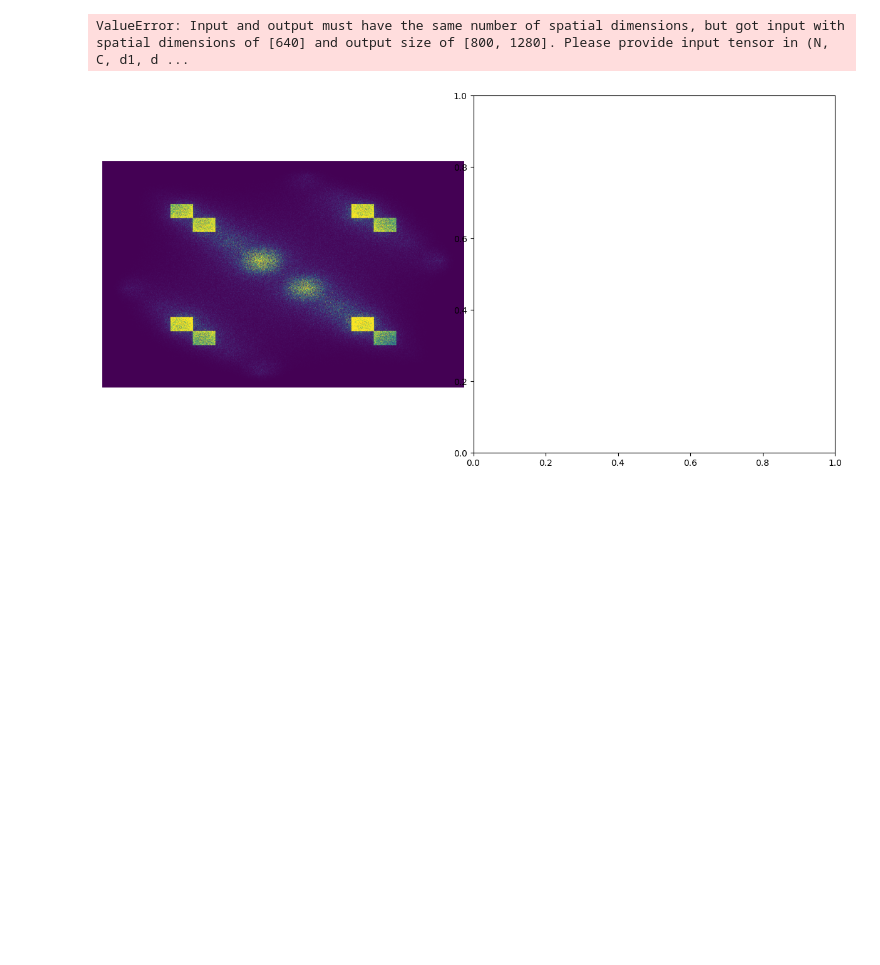
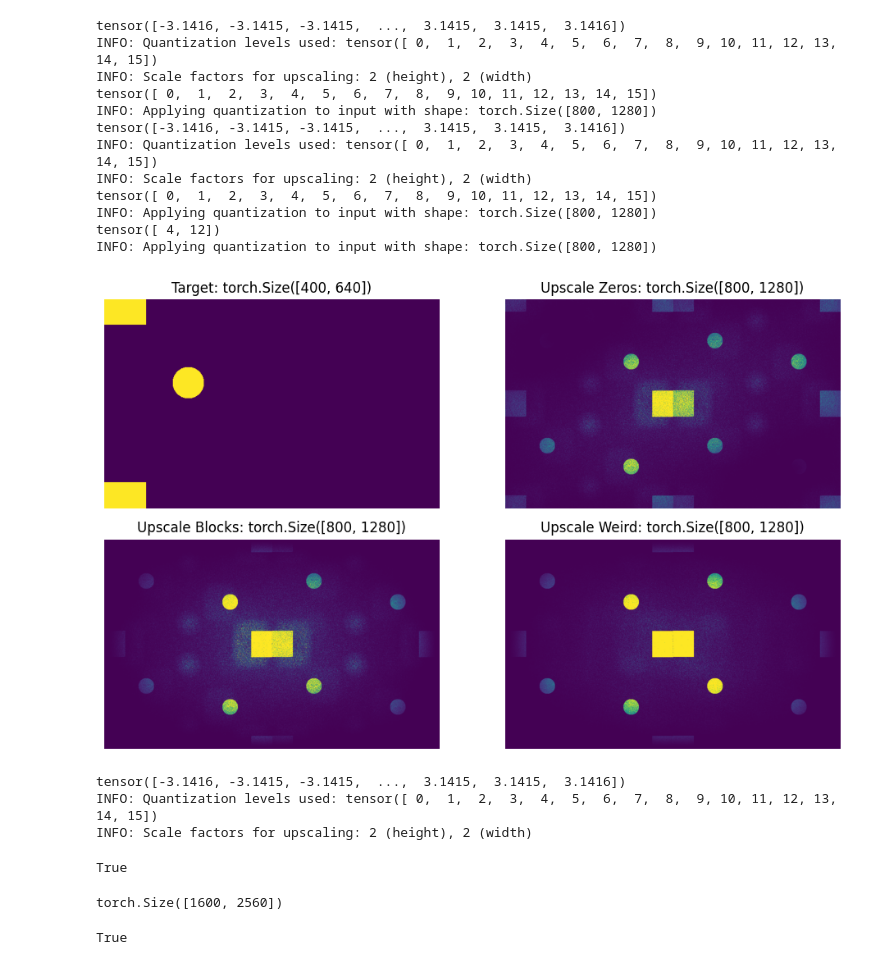
Before and after one commit to tsopeter/VM_NES_Training, a Jupyter notebook: test.ipynb, the cells around one changed output. Cells and saved outputs as stored; diff of their text form; code cells hidden in the pictures; blank space fills up the shorter version.

```diff
--- a/test.ipynb
+++ b/test.ipynb
@@ -191,16 +407,67 @@ z = torch.fft.ifftshift(torch.fft.ifft2(z)).abs().pow(2)
 # %%
 plt.figure(figsize=(12, 6))
-plt.subplot(1,2,1)
-plt.imshow(z.clamp(0, 0.000001).cpu().detach().numpy())
+plt.subplot(2,2,1)
+plt.title(f"Target: {T.shape}")
+plt.imshow(T.cpu().detach().numpy())
 plt.axis('off')
 plt.tight_layout()
-plt.subplot(1,2,2)
-z  = upscale_resize(t, [800,1280])
-z = torch.fft.ifftshift(torch.fft.ifft2(torch.exp(-1j*z))).abs().pow(2)
-plt.imshow(z.clamp(0, 0.00001).cpu().detach().numpy())
+
+z1 = MDecode_u8Tensor3(MEncode_u8Tensor3(t, upscale_fn=upscale_zeros) & 0x1)
+print(z1.unique())
+z1 = simulate(z1, clamp_value=0.000001,u0=True,u1=False)
+plt.subplot(2,2,2)
+plt.title(f"Upscale Zeros: {z1.shape}")
+plt.imshow(z1.cpu().detach().numpy())
 plt.axis('off')
 plt.tight_layout()
+
+z2 = MDecode_u8Tensor3(MEncode_u8Tensor3(t, upscale_fn=upscale_blocks) & 0x1)
+print(z2.unique())
+z2 = simulate(z2, clamp_value=0.000001,u0=True,u1=False)
+plt.subplot(2,2,3)
+plt.title(f"Upscale Blocks: {z2.shape}")
+plt.imshow(z2.cpu().detach().numpy())
+plt.axis('off')
+plt.tight_layout()
+
+z3 = MDecode_u8Tensor3(MEncode_u8Tensor4(t) & 0x1)
+print(z3.unique())
+z3 = simulate(z3, clamp_value=0.000001,u0=True,u1=False)
+plt.subplot(2,2,4)
+plt.title(f"Upscale Weird: {z3.shape}")
+plt.imshow(z3.cpu().detach().numpy())
+plt.axis('off')
+plt.tight_layout()
+
 plt.show()
 # %% [output]
-ValueError: Input and output must have the same number of spatial dimensions, but got input with spatial dimensions of [640] and output size of [800, 1280]. Please provide input tensor in (N, C, d1, d ...
+tensor([-3.1416, -3.1415, -3.1415,  ...,  3.1415,  3.1415,  3.1416])
+INFO: Quantization levels used: tensor([ 0,  1,  2,  3,  4,  5,  6,  7,  8,  9, 10, 11, 12, 13, 14, 15])
+INFO: Scale factors for upscaling: 2 (height), 2 (width)
+tensor([ 0,  1,  2,  3,  4,  5,  6,  7,  8,  9, 10, 11, 12, 13, 14, 15])
+INFO: Applying quantization to input with shape: torch.Size([800, 1280])
+tensor([-3.1416, -3.1415, -3.1415,  ...,  3.1415,  3.1415,  3.1416])
+INFO: Quantization levels used: tensor([ 0,  1,  2,  3,  4,  5,  6,  7,  8,  9, 10, 11, 12, 13, 14, 15])
+INFO: Scale factors for upscaling: 2 (height), 2 (width)
+tensor([ 0,  1,  2,  3,  4,  5,  6,  7,  8,  9, 10, 11, 12, 13, 14, 15])
+INFO: Applying quantization to input with shape: torch.Size([800, 1280])
+tensor([ 4, 12])
+INFO: Applying quantization to input with shape: torch.Size([800, 1280])
-[figure, old version]
+[figure, new version]
+# %%
+# Save an image generated by the PLMQuantizerGenerateMask
+z3 = ((MEncode_u8Tensor3(t,upscale_fn=upscale_zeros) & 0x1) * 255).to(torch.uint8)
+cv2.imwrite('test_result_py.png', z3.cpu().detach().numpy())
+# %% [output]
+tensor([-3.1416, -3.1415, -3.1415,  ...,  3.1415,  3.1415,  3.1416])
+INFO: Quantization levels used: tensor([ 0,  1,  2,  3,  4,  5,  6,  7,  8,  9, 10, 11, 12, 13, 14, 15])
+INFO: Scale factors for upscaling: 2 (height), 2 (width)
+True
+# %%
+# Create the *weird* pattern
+z3 = ((MEncode_u8Tensor4(t) & 0x1) * 255).to(torch.uint8)
+print(z3.shape)
+cv2.imwrite('test_result_py_weird.png', z3.cpu().detach().numpy())
+# %% [output]
+torch.Size([1600, 2560])
+True
```
Also changed, not shown: parts of 3 cells of this notebook, 15 other files.
